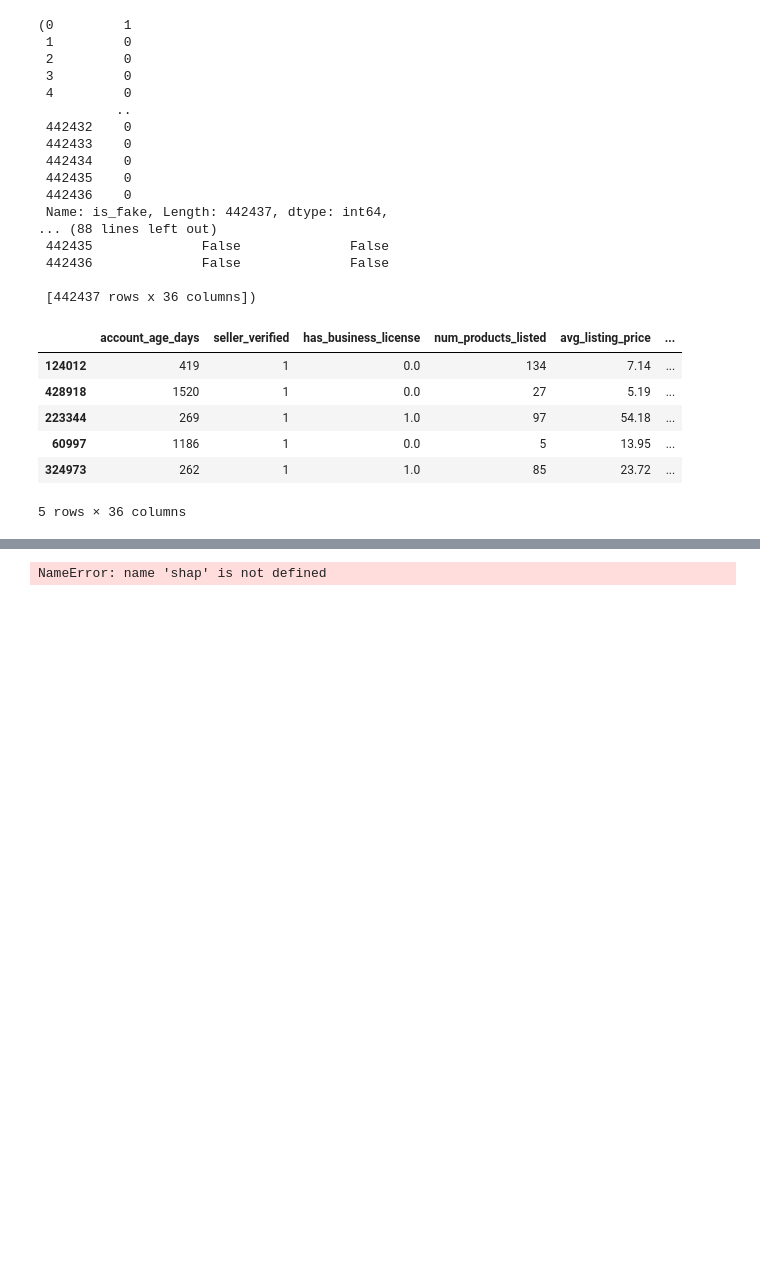
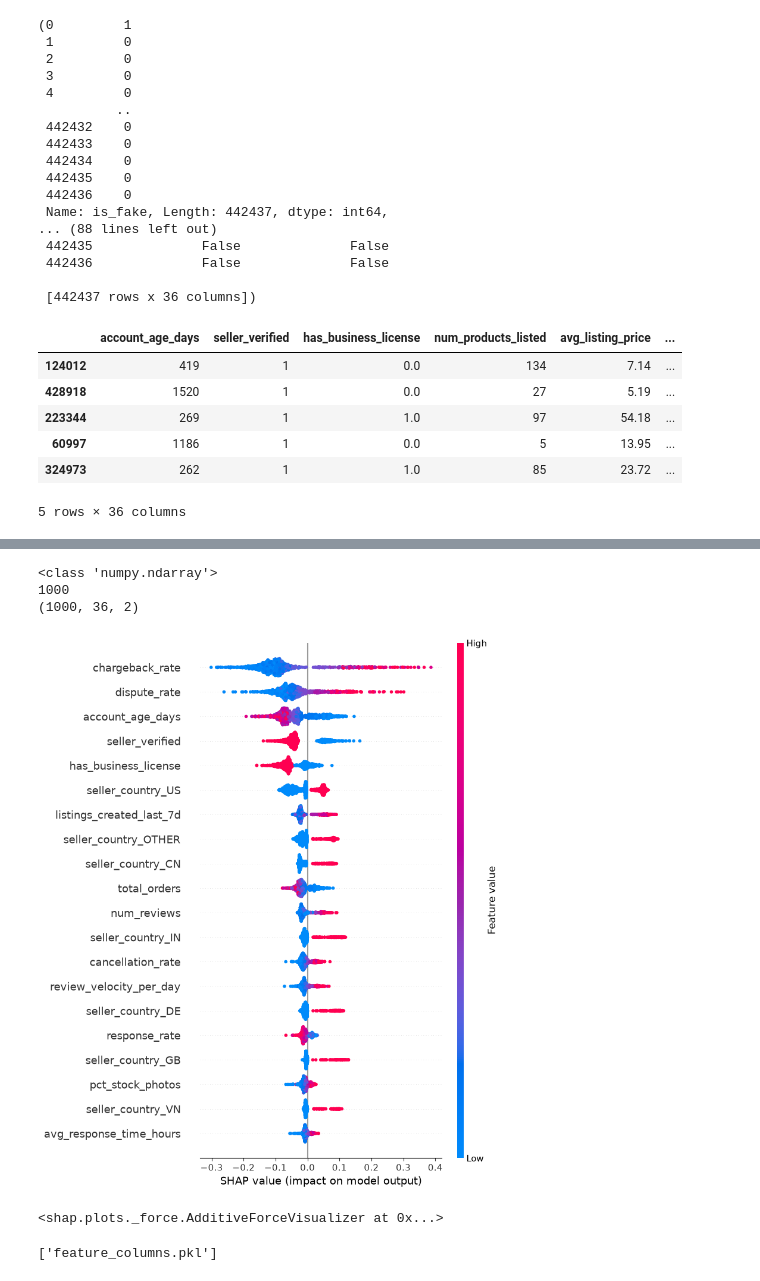
Before and after one commit to mbikal/scamradar, a Jupyter notebook: ml_model/ml.ipynb, the cells around one changed output, grey strips where cells are left out. Cells and saved outputs as stored; diff of their text form; code cells hidden in the pictures; blank space fills up the shorter version.

Commit message:
ml model is improved

```diff
--- a/ml_model/ml.ipynb
+++ b/ml_model/ml.ipynb
@@ -132,10 +135,12 @@ x_train.head()
 | 60997 | 1186 | 1 | 0.0 | 5 | 13.95 | ... |
 | 324973 | 262 | 1 | 1.0 | 85 | 23.72 | ... |
 5 rows × 36 columns
+# %%
+smote = SMOTE(sampling_strategy=0.5,random_state=365)
+x_train_smote, y_train_smote = smote.fit_resample(x_train, y_train)
 # %%
 clf = RandomForestClassifier(class_weight='balanced', random_state=365)
-clf = clf.fit(x_train, y_train)
-explainer = shap.TreeExplainer(clf)
+clf = clf.fit(x_train_smote, y_train_smote)
 # %%
 
 y_pred = clf.predict(x_test)
@@ -166,15 +171,33 @@ ROC AUC Score: 0.9342
 [figure]
 # %%
-#Shap Value
-
-shap_values = explainer.shap_values(x_test)
-shap.summary_plot(shap_values[1], x_test, feature_names=inputs.columns.tolist())
+#Shap
+explainer = shap.TreeExplainer(clf)
+x_sample = x_test.sample(1000, random_state=365)
+shap_values = explainer.shap_values(x_sample)
+print(type(shap_values))
+print(len(shap_values))
+print(shap_values.shape if hasattr(shap_values, 'shape') else shap_values[0].shape)
+# %% [output]
+<class 'numpy.ndarray'>
+1000
+(1000, 36, 2)
+# %%
+shap.summary_plot(shap_values[:,:,1], x_sample, feature_names=inputs.columns.tolist())
+# %% [output]
+[figure, added]
 # %%
 shap.force_plot(
     explainer.expected_value[1],
-    shap_values[1][0],
+    shap_values[0,:,1],
     x_test.iloc[0],
     feature_names = inputs.columns.tolist()
 )
 # %% [output]
-NameError: name 'shap' is not defined
+<shap.plots._force.AdditiveForceVisualizer at 0x...>
+# %%
+joblib.dump(clf, "fraud_model.pkl")
+joblib.dump(explainer, "shap_explainer.pkl")
+joblib.dump(shap_values, "shap_values.pkl")
+joblib.dump(inputs.columns.tolist(), "feature_columns.pkl")
+# %% [output]
+['feature_columns.pkl']
```
Also changed, not shown: parts of 2 cells of this notebook, 2 other files.
